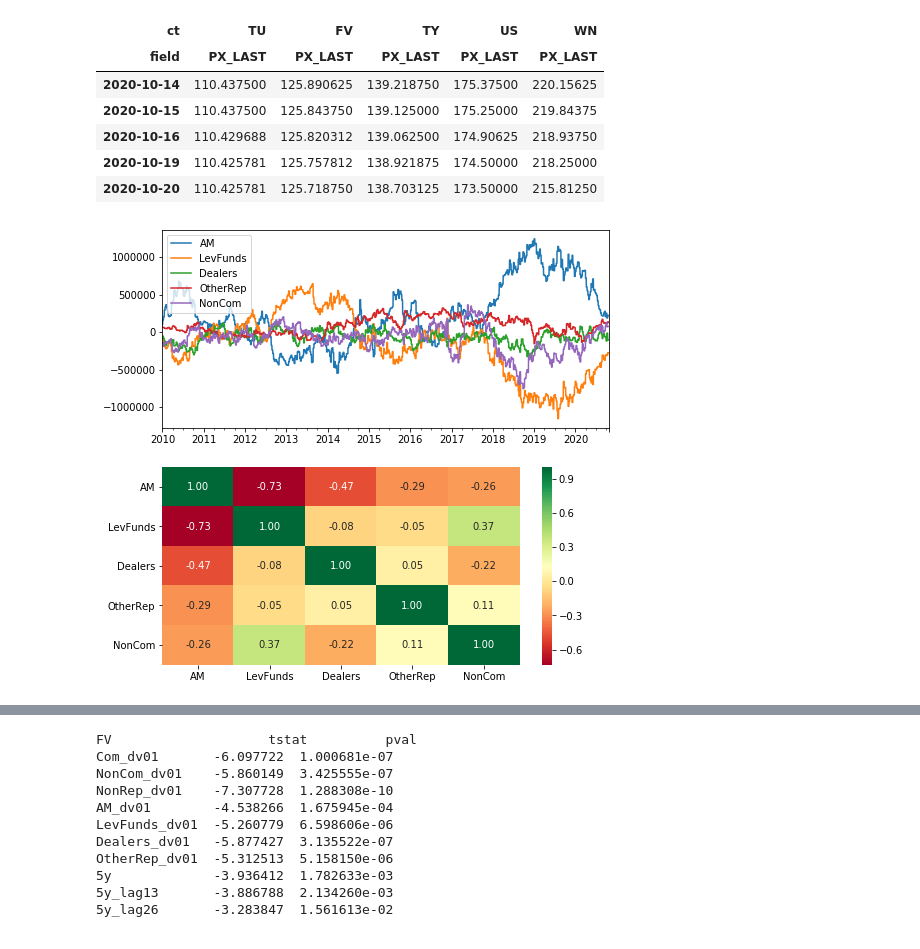
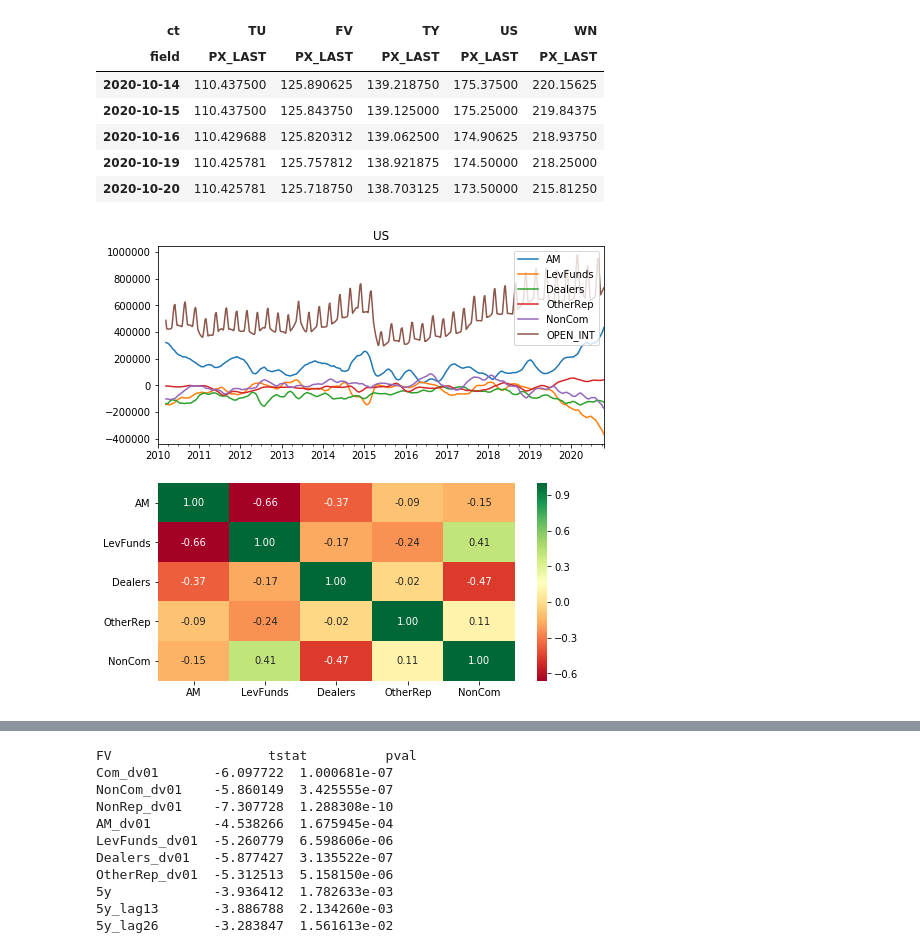
Before and after one commit to boneil33/FinML, a Jupyter notebook: MLFin/ExPtTest/sandbox-signals.ipynb, the cells around one changed output, grey strips where cells are left out. Saved outputs shown, nothing was run; the diff lists cells and outputs as text; code cells hidden in the pictures.

```diff
--- a/MLFin/ExPtTest/sandbox-signals.ipynb
+++ b/MLFin/ExPtTest/sandbox-signals.ipynb
@@ -61,17 +62,19 @@ futures.loc[:, idx[:, 'PX_LAST']].tail()
 # %%
 # look at historical CTD mty?
 # wish i could get invoice spreads data more easily
 
 # break the data as of Tuesday measurement for initial modeling purposes
 ct_dfs = get_ct_dfs(legacy, tff, futures, swaps)
-ct = 'TY'
+ct = 'US'
 ct_dfs[ct].head()
 fig, ax = plt.subplots(figsize=(8,8), nrows=2)
-ct_dfs[ct].loc[:, ['AM', 'LevFunds', 'Dealers', 'OtherRep', 'NonCom']].plot(ax=ax[0])
 sns.heatmap(ct_dfs[ct].loc[:, ['AM', 'LevFunds', 'Dealers', 'OtherRep', 'NonCom']].diff(13).corr(), annot=True, fmt='.2f', cmap='RdYlGn', ax=ax[1])
+ct_dfs[ct].loc[:, ['AM', 'LevFunds', 'Dealers', 'OtherRep', 'NonCom', 'OPEN_INT']].rolling(52).mean().plot(ax=ax[0])
+ax[0].legend(loc=1)
+ax[0].set_title(ct)
 plt.show()
 # %% [output]
-[figure, old version]
+[figure, new version]
 # %%
 # run PCA see how much variance we can explain by one or two components
 is_end_dt = dt.date(2018,1,1)
```
Also changed, not shown: parts of 7 cells of this notebook, 6 other files.
